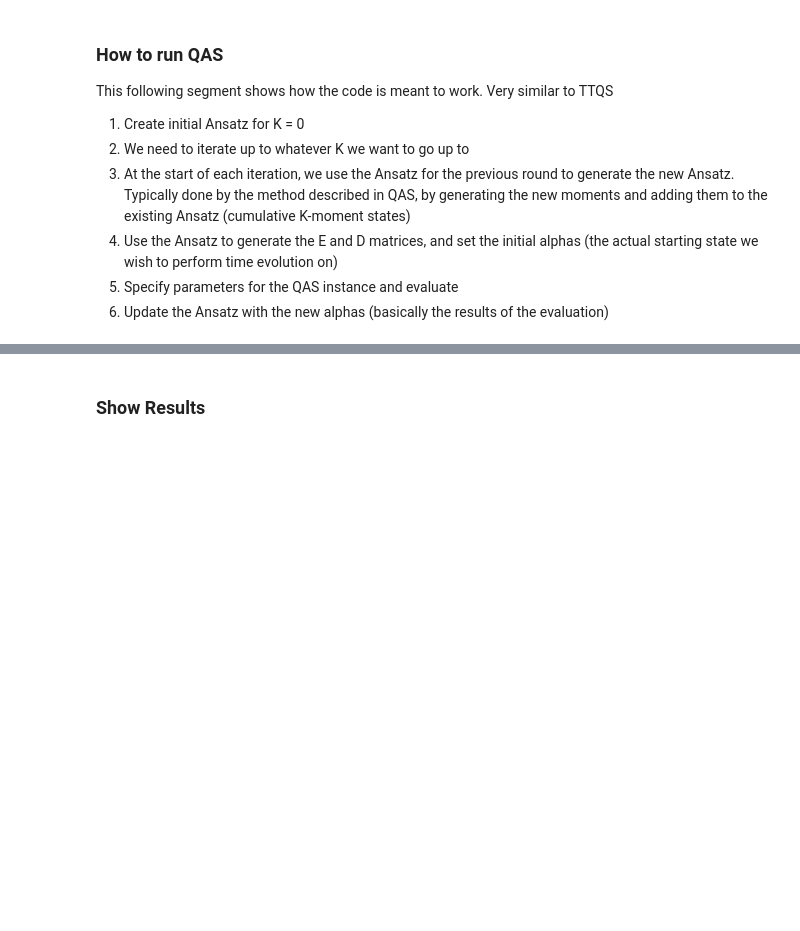
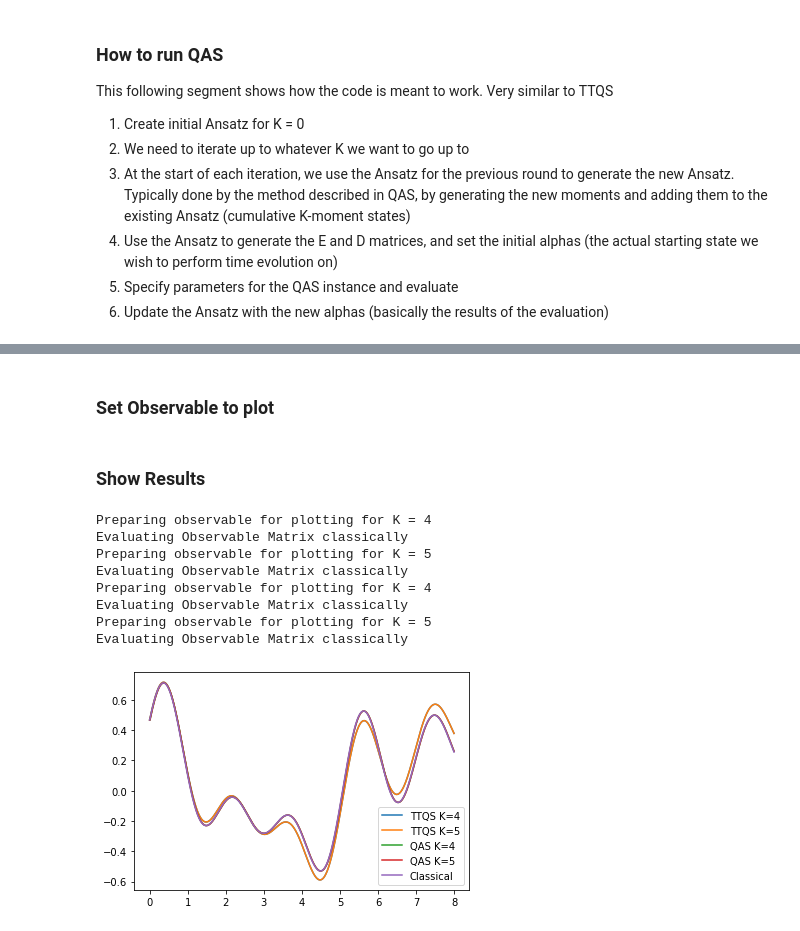
Before and after one commit to tmog123/Quantum_Assisted, a Jupyter notebook: Tutorial on how to use (Start here).ipynb, the cells around one changed output, grey strips where cells are left out. Drawn from its saved outputs; the diff is of its cells as text; code cells hidden in the pictures; blank space fills up the shorter version.

```diff
--- a/Tutorial on how to use (Start here).ipynb
+++ b/Tutorial on how to use (Start here).ipynb
@@ -94,3 +94,4 @@ for k in range(1,uptowhatK+1):
 
     #Update final results with this
     finalresults.append(ansatz)
+finalresultsTTQS = finalresults
@@ -173,3 +178,4 @@ for k in range(1,uptowhatK+1):
 
     #Update final results with this
     finalresults.append(ansatz)
+finalresultsQAS = finalresults
@@ -199,0 +212,2 @@ plotp.CS_plotter_forobservable(times,classicalresult)
+# %% [markdown]
+### Set Observable to plot
@@ -204,0 +220,27 @@ plotp.show_plot()
+# %%
+#What Ks we want to plot
+whatK = [4,5]
+
+#Plotting results for TTQS
+plotp.QS_plotter_forobservable(num_qubits,finalresultsTTQS,times,whatK,'TTQS',observable,initial_state)
+
+#Plotting results for QAS
+plotp.QS_plotter_forobservable(num_qubits,finalresultsQAS,times,whatK,'QAS',observable,initial_state)
+
+#Plotting classical result
+observablematrix = observable.to_matrixform()
+classicalresult = cS_instance.get_expectations_observables(observablematrix)
+plotp.CS_plotter_forobservable(times,classicalresult)
+
+#Show plot
+plotp.show_plot()
+# %% [output]
+Preparing observable for plotting for K = 4
+Evaluating Observable Matrix classically
+Preparing observable for plotting for K = 5
+Evaluating Observable Matrix classically
+Preparing observable for plotting for K = 4
+Evaluating Observable Matrix classically
+Preparing observable for plotting for K = 5
+Evaluating Observable Matrix classically
+[figure, added]
```
Also changed, not shown: parts of 11 cells of this notebook.
